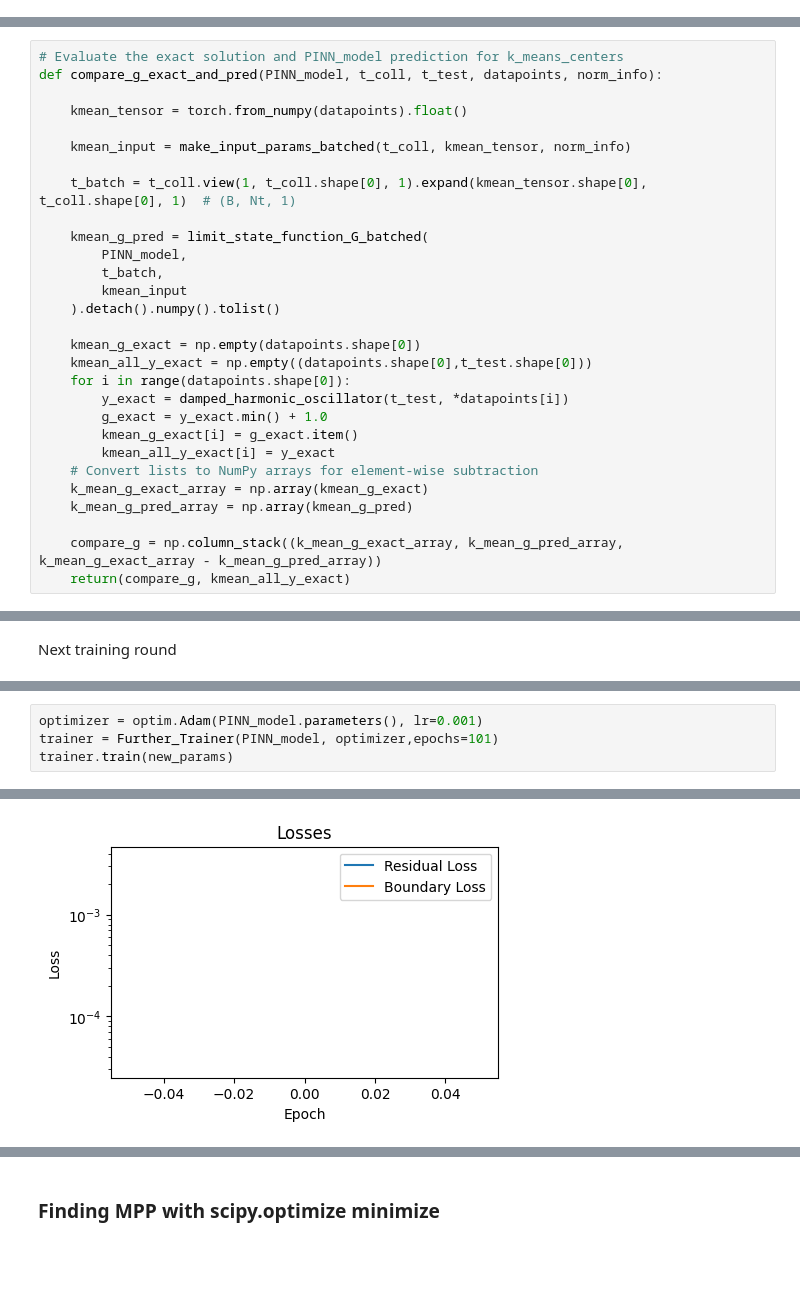
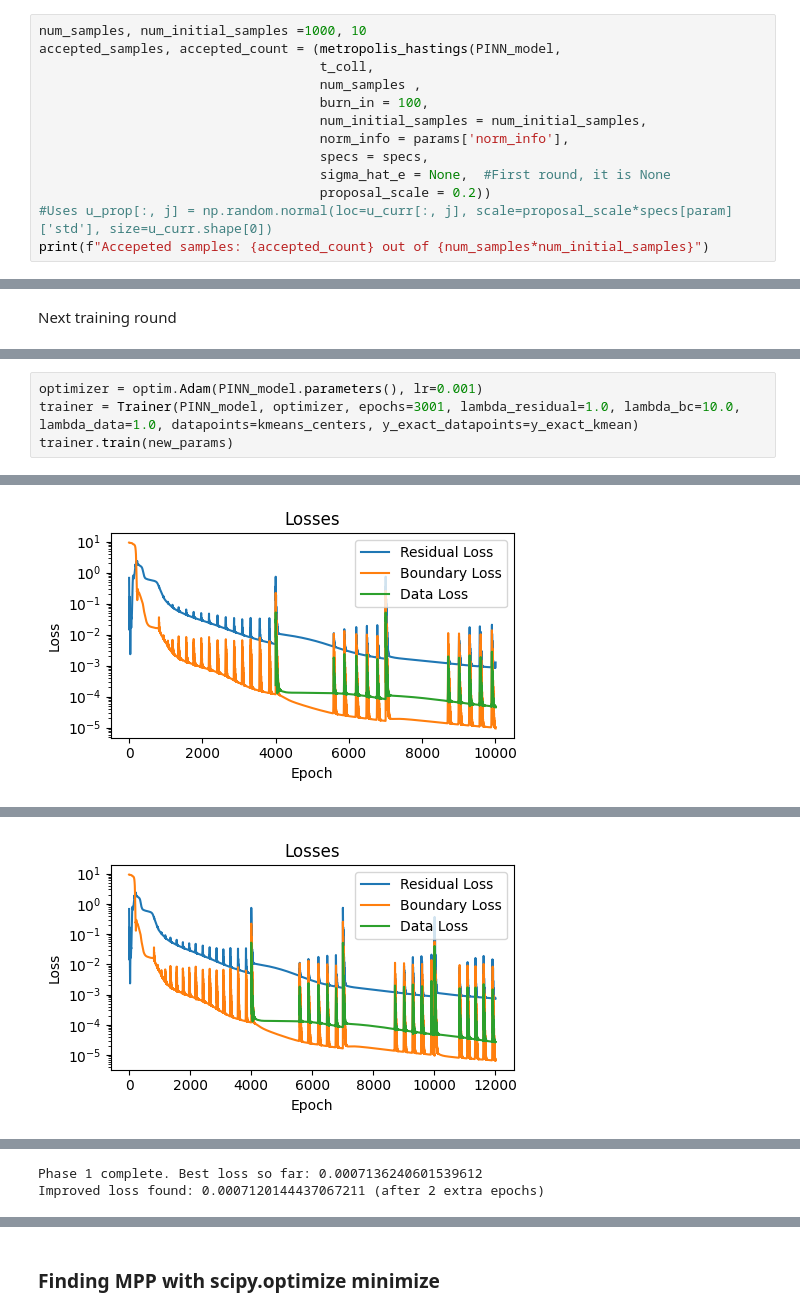
Before and after one commit to jolu2111/Master_thesis, a Jupyter notebook: Code/00_main_algorithm.ipynb, the cells around one changed output, grey strips where cells are left out. Drawn from its saved outputs; the diff is of its cells as text; blank space fills up the shorter version.

```diff
--- a/Code/00_main_algorithm.ipynb
+++ b/Code/00_main_algorithm.ipynb
@@ -897,0 +305,13 @@ def select_cluster_centers(accepted_samples, n_clusters=30, random_state=0):
+# %%
+num_samples, num_initial_samples =1000, 10
+accepted_samples, accepted_count = (metropolis_hastings(PINN_model,
+                                    t_coll,
+                                    num_samples ,
+                                    burn_in = 100,
+                                    num_initial_samples = num_initial_samples,
+                                    norm_info = params['norm_info'],
+                                    specs = specs,
+                                    sigma_hat_e = None,  #First round, it is None
+                                    proposal_scale = 0.2))
+#Uses u_prop[:, j] = np.random.normal(loc=u_curr[:, j], scale=proposal_scale*specs[param]['std'], size=u_curr.shape[0])
+print(f"Accepeted samples: {accepted_count} out of {num_samples*num_initial_samples}")
@@ -925,29 +348,0 @@ plt.show()
-# %%
-# Evaluate the exact solution and PINN_model prediction for k_means_centers
-def compare_g_exact_and_pred(PINN_model, t_coll, t_test, datapoints, norm_info):
-
-    kmean_tensor = torch.from_numpy(datapoints).float()
-
-    kmean_input = make_input_params_batched(t_coll, kmean_tensor, norm_info)
-
-    t_batch = t_coll.view(1, t_coll.shape[0], 1).expand(kmean_tensor.shape[0], t_coll.shape[0], 1)  # (B, Nt, 1)
-
-    kmean_g_pred = limit_state_function_G_batched(
-        PINN_model,
-        t_batch,
-        kmean_input
-    ).detach().numpy().tolist()
-
-    kmean_g_exact = np.empty(datapoints.shape[0])
-    kmean_all_y_exact = np.empty((datapoints.shape[0],t_test.shape[0]))
-    for i in range(datapoints.shape[0]):
-        y_exact = damped_harmonic_oscillator(t_test, *datapoints[i])
-        g_exact = y_exact.min() + 1.0
-        kmean_g_exact[i] = g_exact.item()
-        kmean_all_y_exact[i] = y_exact
-    # Convert lists to NumPy arrays for element-wise subtraction
-    k_mean_g_exact_array = np.array(kmean_g_exact)
-    k_mean_g_pred_array = np.array(kmean_g_pred)
-
-    compare_g = np.column_stack((k_mean_g_exact_array, k_mean_g_pred_array, k_mean_g_exact_array - k_mean_g_pred_array))
-    return(compare_g, kmean_all_y_exact)
@@ -1332,5 +620,5 @@ class Further_Trainer:
 # %%
 optimizer = optim.Adam(PINN_model.parameters(), lr=0.001)
-trainer = Further_Trainer(PINN_model, optimizer,epochs=101)
+trainer = Trainer(PINN_model, optimizer, epochs=3001, lambda_residual=1.0, lambda_bc=10.0, lambda_data=1.0, datapoints=kmeans_centers, y_exact_datapoints=y_exact_kmean)
 trainer.train(new_params)
 # %% [output]
@@ -1338 +626 @@ Epoch 0, PDE loss: 0.003688569413498044, BC loss: 3.142773493891582e-05
-[figure, old version]
+[figure, new version]
@@ -1341,0 +630 @@ Improved loss found: 0.003983062691986561 (after 3 extra epochs)
+[figure, added]
@@ -1341,0 +633,2 @@ Improved loss found: 0.003983062691986561 (after 3 extra epochs)
+Phase 1 complete. Best loss so far: 0.0007136240601539612
+Improved loss found: 0.0007120144437067211 (after 2 extra epochs)
```
Also changed, not shown: parts of 64 cells of this notebook, 12 other files.
